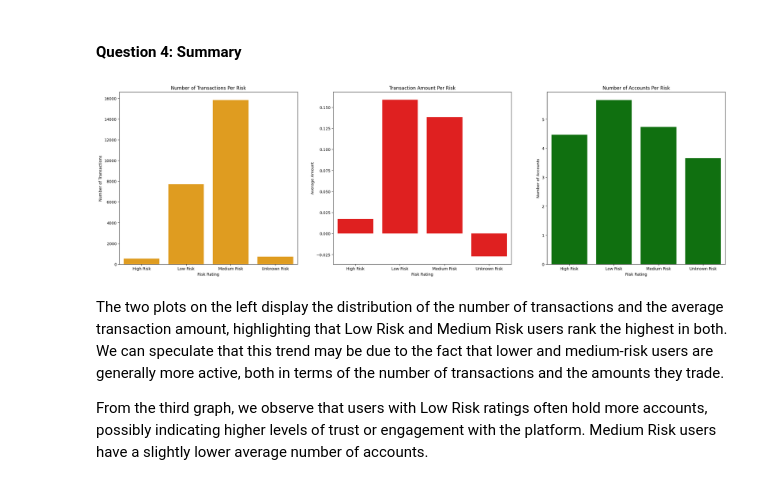
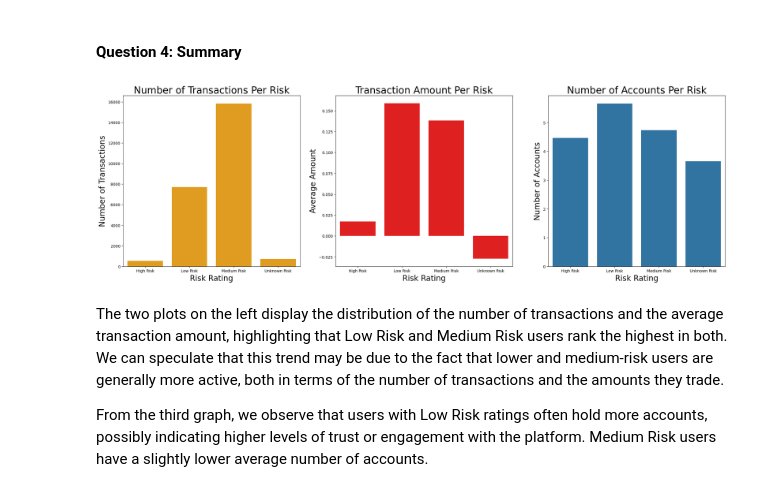
Before and after one commit to ycyuchengliu/coinbase_note, a Jupyter notebook: Coinbase_Data_HW.ipynb, the cells around one changed output. Cells and saved outputs as stored; diff of their text form; code cells hidden in the pictures.

```diff
--- a/Coinbase_Data_HW.ipynb
+++ b/Coinbase_Data_HW.ipynb
@@ -377,24 +369,24 @@ avg_account_for_each_risk
 # %%
 fig, axes = plt.subplots(nrows=1, ncols=3, figsize=(28, 8))
 
 sns.barplot(x='RISK_RATING', y='AVERAGE_TRANSACTION_VOLUME', data=avg_transaction_for_each_risk, ax=axes[0], color='orange')
-axes[0].set_title('Number of Transactions Per Risk')
-axes[0].set_xlabel('Risk Rating')
-axes[0].set_ylabel('Number of Transactions')
+axes[0].set_title('Number of Transactions Per Risk', size = 25)
+axes[0].set_xlabel('Risk Rating', size = 20)
+axes[0].set_ylabel('Number of Transactions', size = 20)
 
 sns.barplot(x='RISK_RATING', y='AVERAGE_TRANSACTION_AMOUNT', data=avg_transaction_for_each_risk, ax=axes[1], color='red')
-axes[1].set_title('Transaction Amount Per Risk')
-axes[1].set_xlabel('Risk Rating')
-axes[1].set_ylabel('Average Amount')
+axes[1].set_title('Transaction Amount Per Risk', size = 25)
+axes[1].set_xlabel('Risk Rating', size = 20)
+axes[1].set_ylabel('Average Amount', size = 20)
 
-sns.barplot(x='RISK_RATING', y='AVERAGE_NUMBER_OF_ACCOUNTS', data=avg_account_for_each_risk, ax=axes[2], color='green')
-axes[2].set_title('Number of Accounts Per Risk')
-axes[2].set_xlabel('Risk Rating')
-axes[2].set_ylabel('Number of Accounts')
+sns.barplot(x='RISK_RATING', y='AVERAGE_NUMBER_OF_ACCOUNTS', data=avg_account_for_each_risk, ax=axes[2])
+axes[2].set_title('Number of Accounts Per Risk', size = 25)
+axes[2].set_xlabel('Risk Rating', size = 20)
+axes[2].set_ylabel('Number of Accounts', size = 20)
 
 plt.show()
 # %% [output]
-[figure, old version]
+[figure, new version]
 # %% [markdown]
 The two plots on the left display the distribution of the number of transactions and the average transaction amount, highlighting that Low Risk and Medium Risk users rank the highest in both. We can speculate that this trend may be due to the fact that lower and medium-risk users are generally more active, both in terms of the number of transactions and the amounts they trade.
 
```
Also changed, not shown: parts of 11 cells of this notebook, 6 other files.
